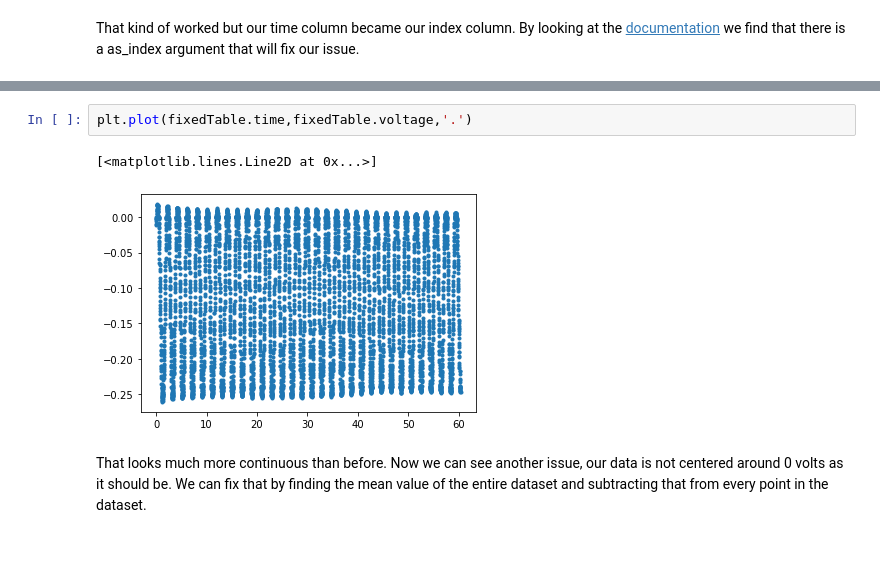
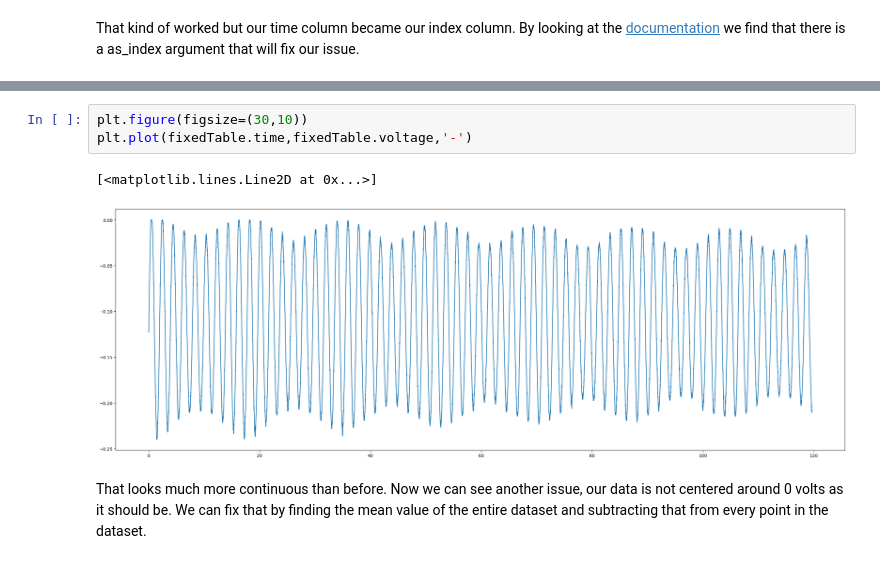
Before and after one commit to phys3112/Tutorials-with-Matt, a Jupyter notebook: Tutorial 2 ExperimentalData/Experimental data.ipynb, the cells around one changed output, grey strips where cells are left out. Drawn from its saved outputs; the diff is of its cells as text.

```diff
--- a/Tutorial 2 ExperimentalData/Experimental data.ipynb
+++ b/Tutorial 2 ExperimentalData/Experimental data.ipynb
@@ -307,8 +322,9 @@ fixedTable
 # %%
-plt.plot(fixedTable.time,fixedTable.voltage,'.')
+plt.figure(figsize=(30,10))
+plt.plot(fixedTable.time,fixedTable.voltage,'-')
 # %% [output]
 [<matplotlib.lines.Line2D at 0x...>]
-[figure, old version]
+[figure, new version]
 # %% [markdown]
 That looks much more continuous than before. Now we can see another issue, our data is not centered around 0 volts as it should be. We can fix that by finding the mean value of the entire dataset and subtracting that from every point in the dataset.
 # %%
```
Also changed, not shown: parts of 14 cells of this notebook, 3 other files.
